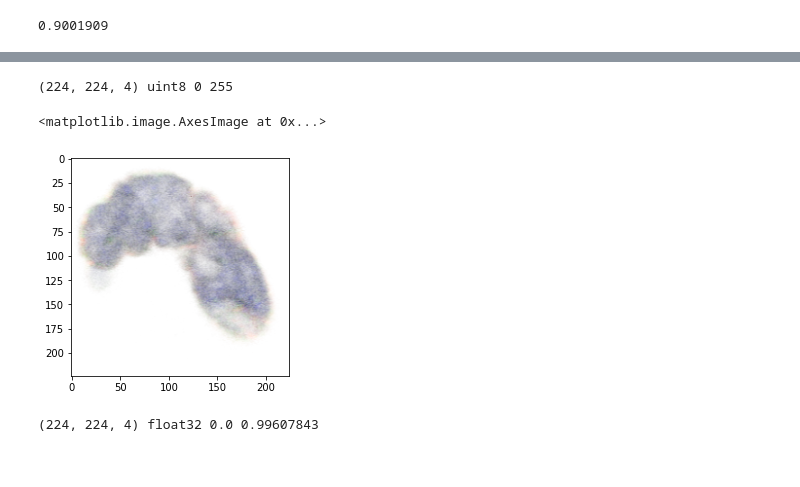
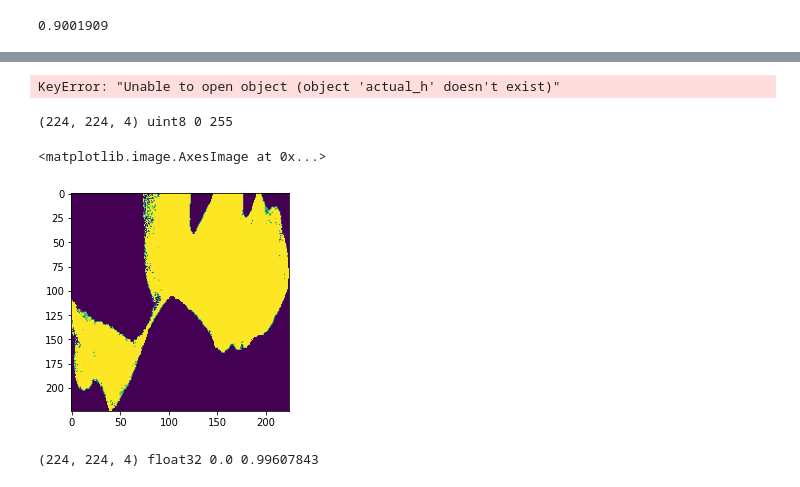
Before and after one commit to yuvaramsingh94/human_protein_atlas, a Jupyter notebook: code/initial_cell_segmentation.ipynb, the cells around one changed output, grey strips where cells are left out. Cells and saved outputs as stored; diff of their text form; code cells hidden in the pictures.

```diff
--- a/code/initial_cell_segmentation.ipynb
+++ b/code/initial_cell_segmentation.ipynb
@@ -686,18 +708,22 @@ aug_single.max()
 # %%
 #single
-hdf5_path = '../data/train_h5_224_30000_v4/5c27f04c-bb99-11e8-b2b9-ac1f6b6435d0/5c27f04c-bb99-11e8-b2b9-ac1f6b6435d0_1.hdf5'
+#work/ddsm/hpa/human_protein_atlas/data/test_h5_224_30000_v3/0040581b-f1f2-4fbe-b043-b6bfea5404bb/0040581b-f1f2-4fbe-b043-b6bfea5404bb_1.hdf5
+#hdf5_path = '../data/train_h5_224_30000_v4/5c27f04c-bb99-11e8-b2b9-ac1f6b6435d0/5c27f04c-bb99-11e8-b2b9-ac1f6b6435d0_1.hdf5'
+hdf5_path = '../data/test_h5_224_30000/0040581b-f1f2-4fbe-b043-b6bfea5404bb/0040581b-f1f2-4fbe-b043-b6bfea5404bb_1.hdf5'
 with h5py.File(hdf5_path,"r") as h:
-    single_img = h['train_img'][...]
+    single_img = h['test_img'][...]
     actual_h = h['actual_h'][...]
+# %% [output]
+KeyError: "Unable to open object (object 'actual_h' doesn't exist)"
 # %%
 print(single_img.shape,single_img.dtype,single_img.min(),single_img.max())
 # %% [output]
 (224, 224, 4) uint8 0 255
 # %%
-plt.imshow(single_img)
+plt.imshow(single_img[:,:,1])
 # %% [output]
 <matplotlib.image.AxesImage at 0x...>
-[figure, old version]
+[figure, new version]
 # %%
 import albumentations as albu
 from augmix import RandomAugMix
```
Also changed, not shown: parts of 2 cells of this notebook, 3 other files.
